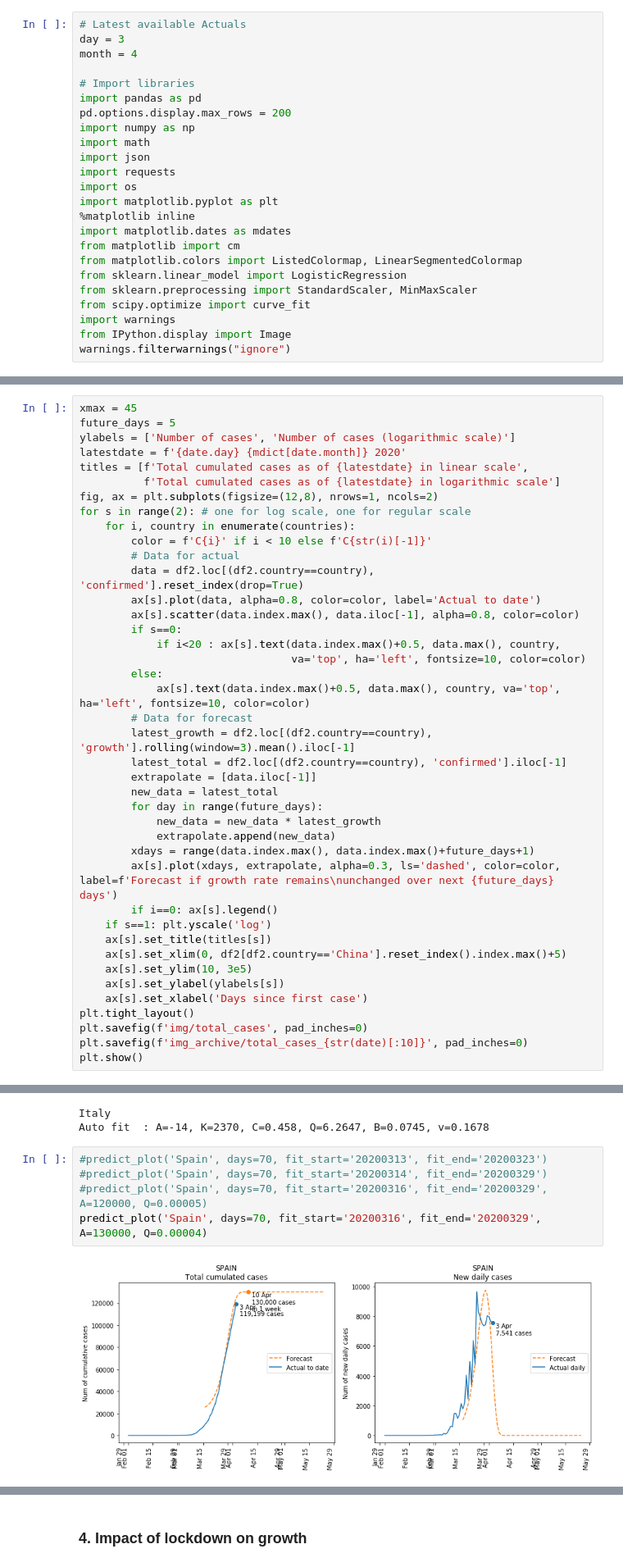
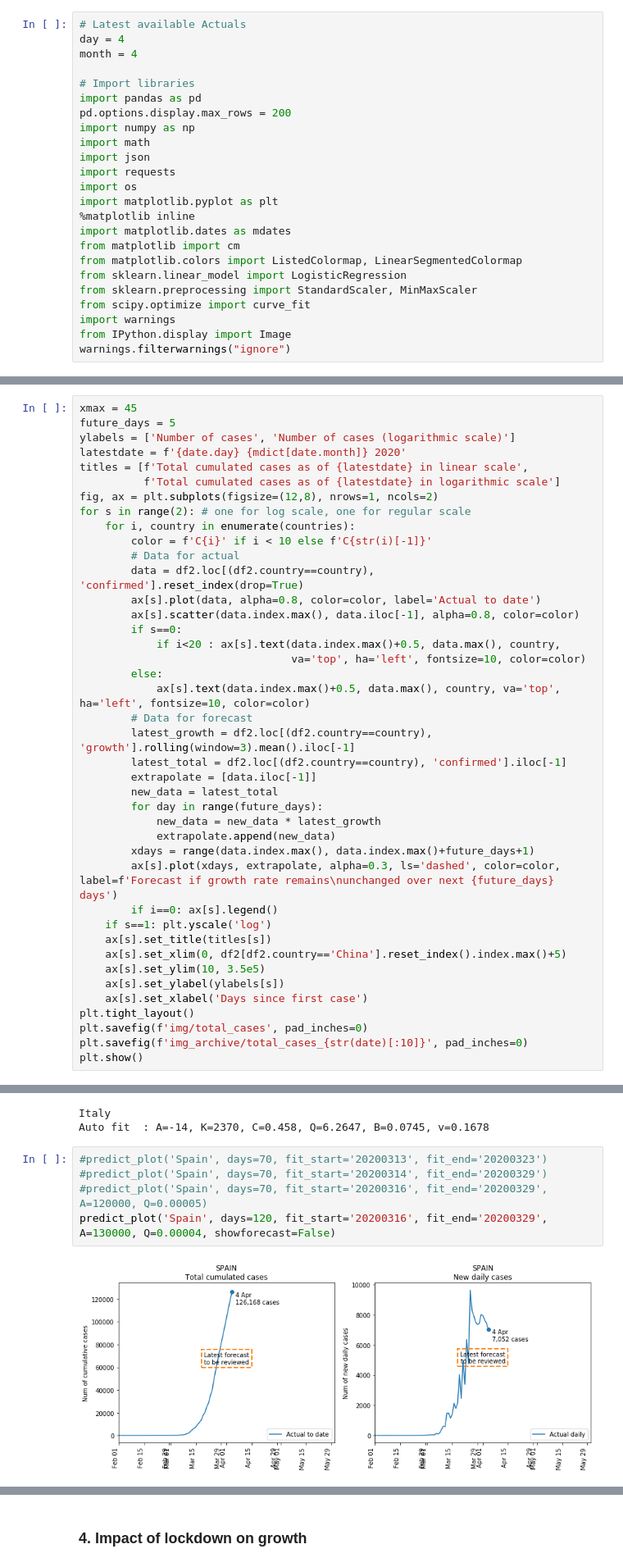
Before and after one commit to khairulomar/Covid-19, a Jupyter notebook: Covid19.ipynb, the cells around one changed output, grey strips where cells are left out. Shown at 82% size. Cells and saved outputs as stored; diff of their text form.

```diff
--- a/Covid19.ipynb
+++ b/Covid19.ipynb
@@ -7,7 +7,7 @@ https://www.linkedin.com/in/khairulomar/
 ### 1. Import and clean data
 # %%
 # Latest available Actuals
-day = 3
+day = 4
 month = 4
 
 # Import libraries
@@ -484,7 +484,7 @@ for s in range(2): # one for log scale, one for regular scale
     if s==1: plt.yscale('log')
     ax[s].set_title(titles[s])
     ax[s].set_xlim(0, df2[df2.country=='China'].reset_index().index.max()+5)
-    ax[s].set_ylim(10, 3e5)
+    ax[s].set_ylim(10, 3.5e5)
     ax[s].set_ylabel(ylabels[s])
     ax[s].set_xlabel('Days since first case')
 plt.tight_layout()
@@ -786,10 +787,10 @@ Auto fit  : A=-14, K=2370, C=0.458, Q=6.2647, B=0.0745, v=0.1678
 # %%
 #predict_plot('Spain', days=70, fit_start='20200313', fit_end='20200323')
 #predict_plot('Spain', days=70, fit_start='20200314', fit_end='20200329')
 #predict_plot('Spain', days=70, fit_start='20200316', fit_end='20200329', A=120000, Q=0.00005)
-predict_plot('Spain', days=70, fit_start='20200316', fit_end='20200329', A=130000, Q=0.00004)
+predict_plot('Spain', days=120, fit_start='20200316', fit_end='20200329', A=130000, Q=0.00004, showforecast=False)
 # %% [output]
-[figure, old version]
+[figure, new version]
 Spain
 Auto fit  : A=95661, K=-98863, C=1.0008, Q=0.0001, B=-0.2451, v=0.0011
 Manual fit: A=130000, K=-98863, C=1.0008, Q=0.0, B=-0.2451, v=0.0011
```
Also changed, not shown: parts of 27 cells of this notebook, 43 other files.
